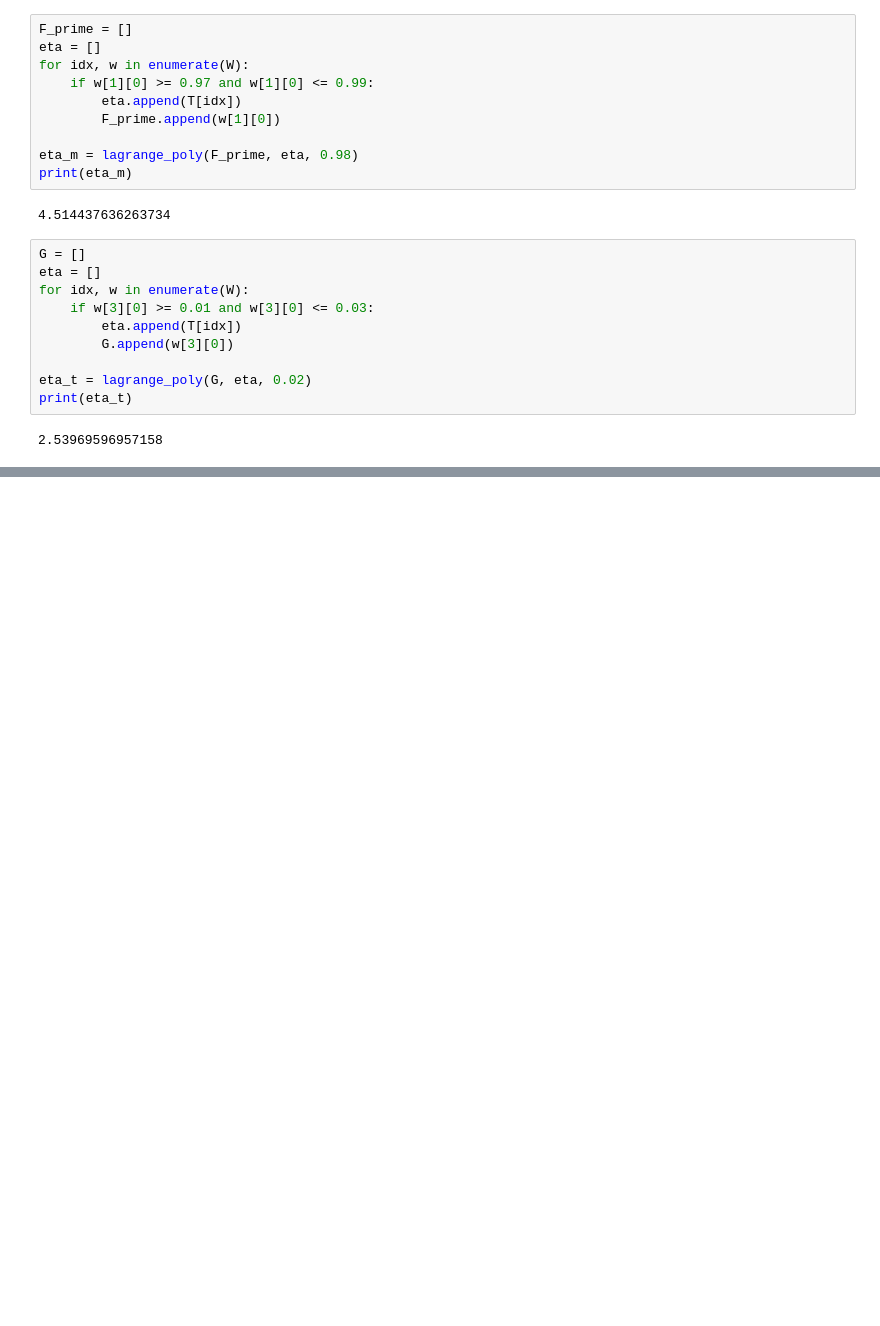
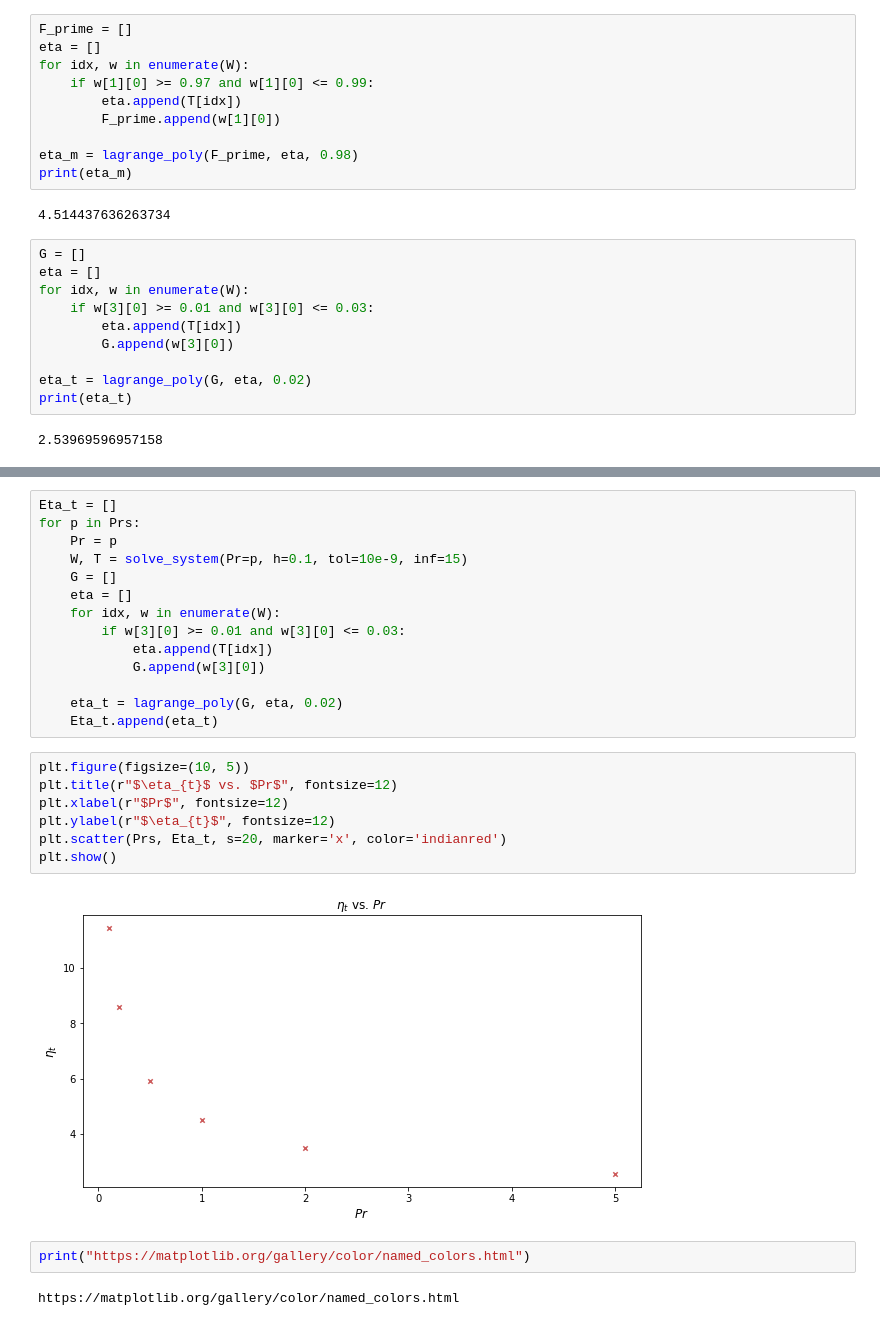
Before and after one commit to AparaV/appm-4650-project, a Jupyter notebook: code/plate.ipynb, the cells around one changed output, grey strips where cells are left out. Drawn from its saved outputs; the diff is of its cells as text; blank space fills up the shorter version.

```diff
--- a/code/plate.ipynb
+++ b/code/plate.ipynb
@@ -242,0 +306,27 @@ print(eta_t)
+# %%
+Eta_t = []
+for p in Prs:
+    Pr = p
+    W, T = solve_system(Pr=p, h=0.1, tol=10e-9, inf=15)
+    G = []
+    eta = []
+    for idx, w in enumerate(W):
+        if w[3][0] >= 0.01 and w[3][0] <= 0.03:
+            eta.append(T[idx])
+            G.append(w[3][0])
+
+    eta_t = lagrange_poly(G, eta, 0.02)
+    Eta_t.append(eta_t)
+# %%
+plt.figure(figsize=(10, 5))
+plt.title(r"$\eta_{t}$ vs. $Pr$", fontsize=12)
+plt.xlabel(r"$Pr$", fontsize=12)
+plt.ylabel(r"$\eta_{t}$", fontsize=12)
+plt.scatter(Prs, Eta_t, s=20, marker='x', color='indianred')
+plt.show()
+# %% [output]
+[figure, added]
+# %%
+print("https://matplotlib.org/gallery/color/named_colors.html")
+# %% [output]
+https://matplotlib.org/gallery/color/named_colors.html
```
Also changed, not shown: parts of 7 cells of this notebook, 1 other file.
